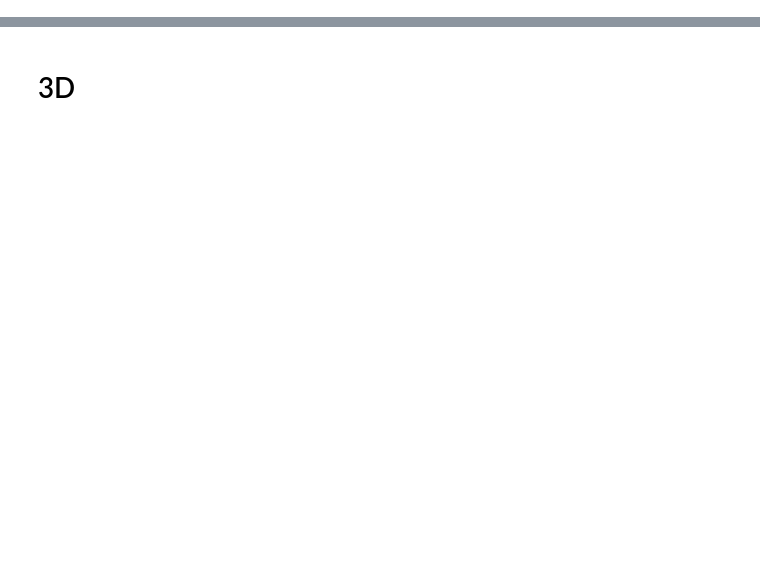
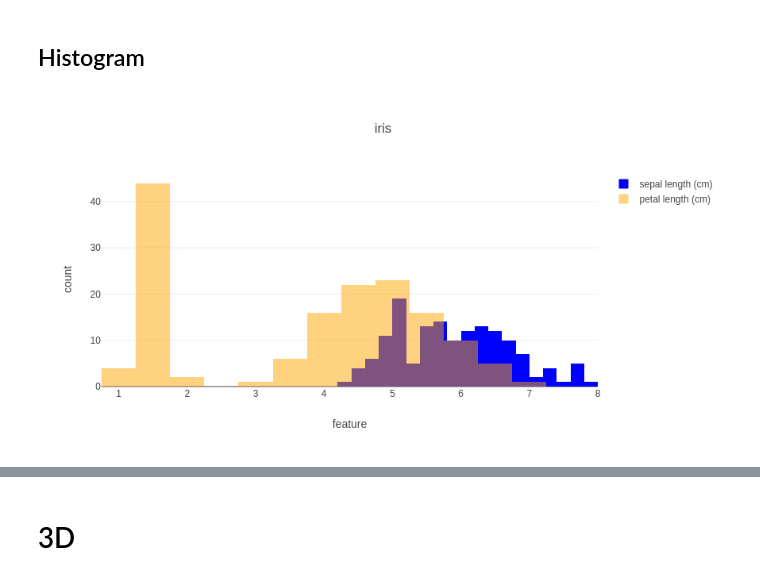
Before and after one commit to fkubota/notebook, a Jupyter notebook: 02_plotly.ipynb, the cells around one changed output, grey strips where cells are left out. Cells and saved outputs as stored; diff of their text form; code cells hidden in the pictures; blank space fills up the shorter version.

```diff
--- a/02_plotly.ipynb
+++ b/02_plotly.ipynb
@@ -5,0 +46,9 @@ import plotly.graph_objs as go
+# %%
+iris = load_iris()
+data_iris = iris.data
+feat_names = iris.feature_names
+target = iris.target
+target_names = iris.target_names
+
+df = pd.DataFrame(data_iris, columns=feat_names)
+df['target'] = target
@@ -27,0 +119,27 @@ Your filename `basic-line` didn't end with .html. Adding .html to the end of you
+# %% [markdown]
+## Histogram
+# %%
+x0 = data_iris[:,0]
+x1 = data_iris[:,2]
+
+# trace
+trace0 = go.Histogram(x=x0,
+                      nbinsx=20,     # bins
+                      name=feat_names[0],
+                      marker=dict(color='blue'),)
+trace1 = go.Histogram(x=x1,
+                      name=feat_names[2],
+                      marker=dict(color='orange'),
+                      opacity=0.5)
+data = [trace0, trace1]
+
+# layout
+layout = go.Layout(barmode='overlay',
+                   title='iris',
+                   xaxis=dict(title='feature'),
+                   yaxis=dict(title='count'))
+
+fig = go.Figure(data=data, layout=layout)
+iplot(fig)
+# %% [output]
+[figure, added]
```
Also changed, not shown: parts of 31 cells of this notebook, 7 other files.
